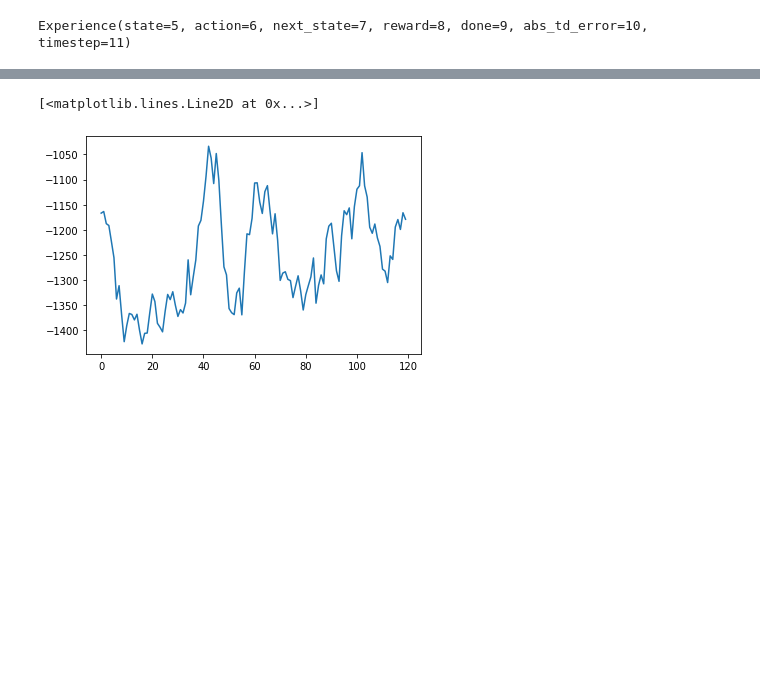
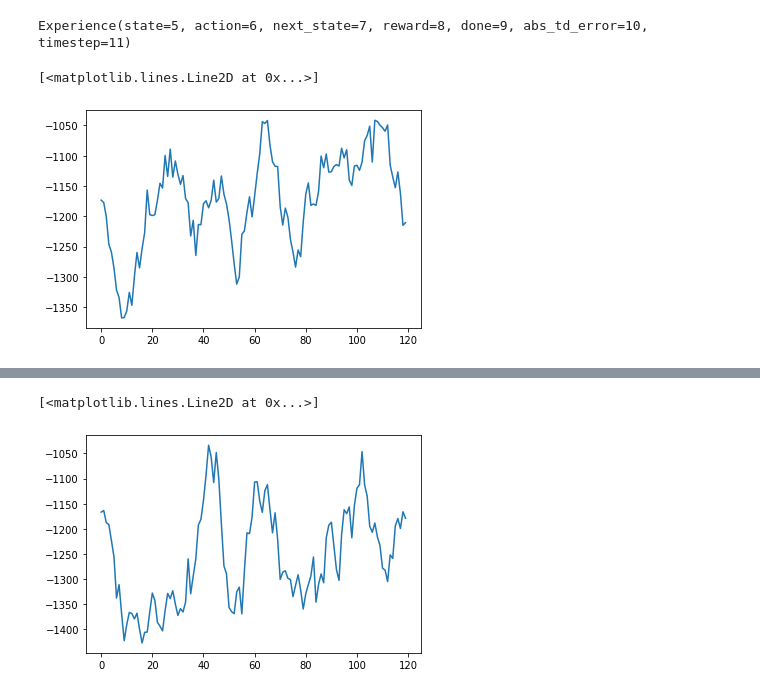
Before and after one commit to Kikumu/Reinforcement-Learning-repo, a Jupyter notebook: state_of_the_art/Soft-Actor-Critic with Prioritized Experience Replay.ipynb, the cells around one changed output, grey strips where cells are left out. Cells and saved outputs as stored; diff of their text form; code cells hidden in the pictures; blank space fills up the shorter version.

```diff
--- a/state_of_the_art/Soft-Actor-Critic with Prioritized Experience Replay.ipynb
+++ b/state_of_the_art/Soft-Actor-Critic with Prioritized Experience Replay.ipynb
@@ -394,16 +394,16 @@ def plot_grad_flow(named_parameters):
 def SAC_PER(env,
          gamma=0.99,
          alpha_pr=0.6,
-         beta_pr=0.32,
-         memory_size = 5000,
+         beta_pr=0.2,
+         memory_size = 10000,
          tau = 0.01,
-         min_sample_size=500,
-         batch_size = 200,
          n_ep=120,
          max_steps = 100000,
          max_steps_per_ep = 300,
+         warm_up=2,
+         min_sample_size=800,
+         batch_size = 100,
          offline_update = 500,
-         warm_up=2,
          policy_update=100
          ):
 
@@ -507,0 +508,5 @@ plt.plot(y, x)#pu=5, ou=1000
+# %%
+plt.plot(y, x)#pu=100, ou=400 t=0.001
+# %% [output]
+[<matplotlib.lines.Line2D at 0x...>]
+[figure, added]
```
Also changed, not shown: parts of 3 cells of this notebook.
